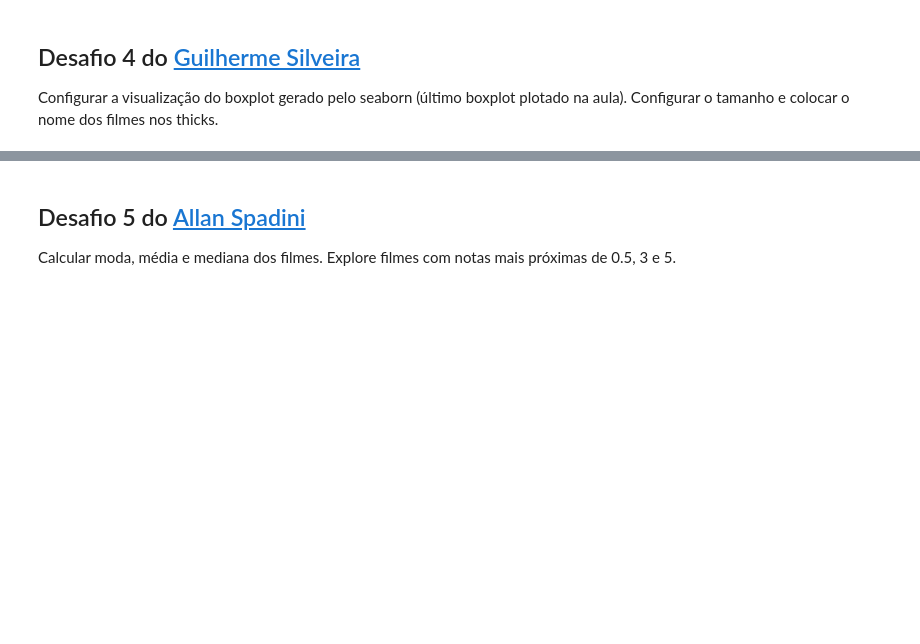
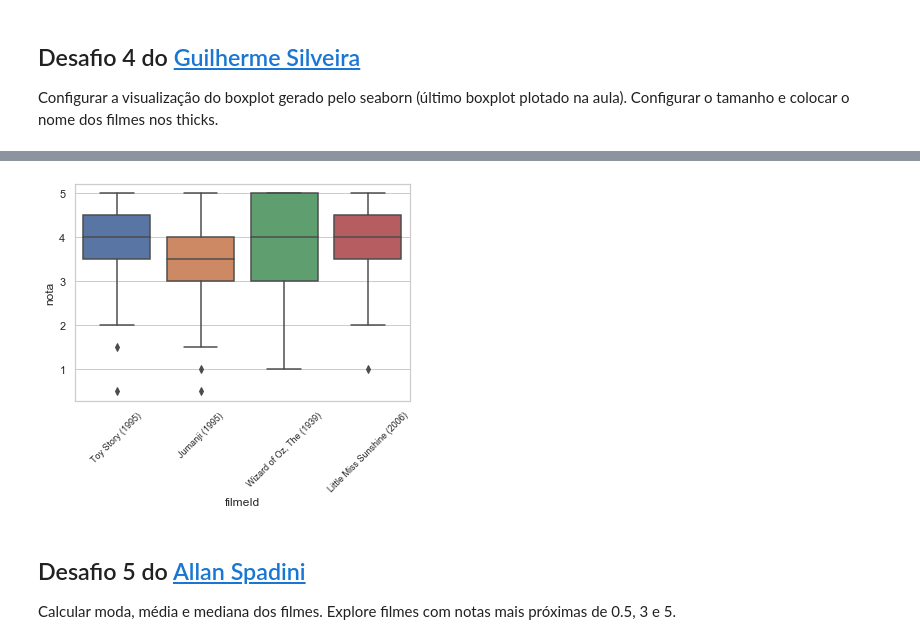
Before and after one commit to guilhermebap/Data-science-personal-study, a Jupyter notebook: QuarentenaDeDados/aula02.ipynb, the cells around one changed output, grey strips where cells are left out. Cells and saved outputs as stored; diff of their text form; code cells hidden in the pictures; blank space fills up the shorter version.

```diff
--- a/QuarentenaDeDados/aula02.ipynb
+++ b/QuarentenaDeDados/aula02.ipynb
@@ -96,3 +154,9 @@ Configurar a visualização do boxplot gerado pelo seaborn (último boxplot plot
+# %%
+plot = sns.boxplot(data = avaliacoes.query("filmeId in [1,2,919,46578]"), x ="filmeId", y="nota")
+plt.xticks(ticks=plot.get_xticks(), labels=(filmes.query('filmeId in [1,2,919,46578]')['titulo'].values), rotation=45, fontsize=9)
+plt.show()
+# %% [output]
+[figure, added]
 # %% [markdown]
 ## Desafio 5 do [Allan Spadini](https://twitter.com/allanspadini)
 
```
Also changed, not shown: parts of 11 cells of this notebook.
